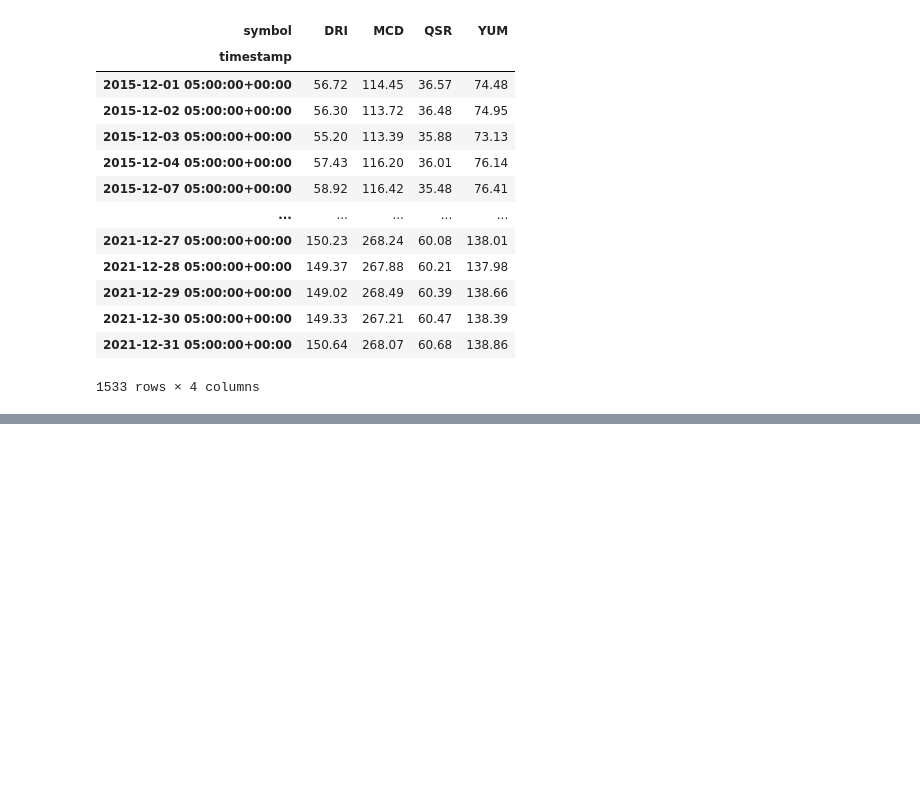
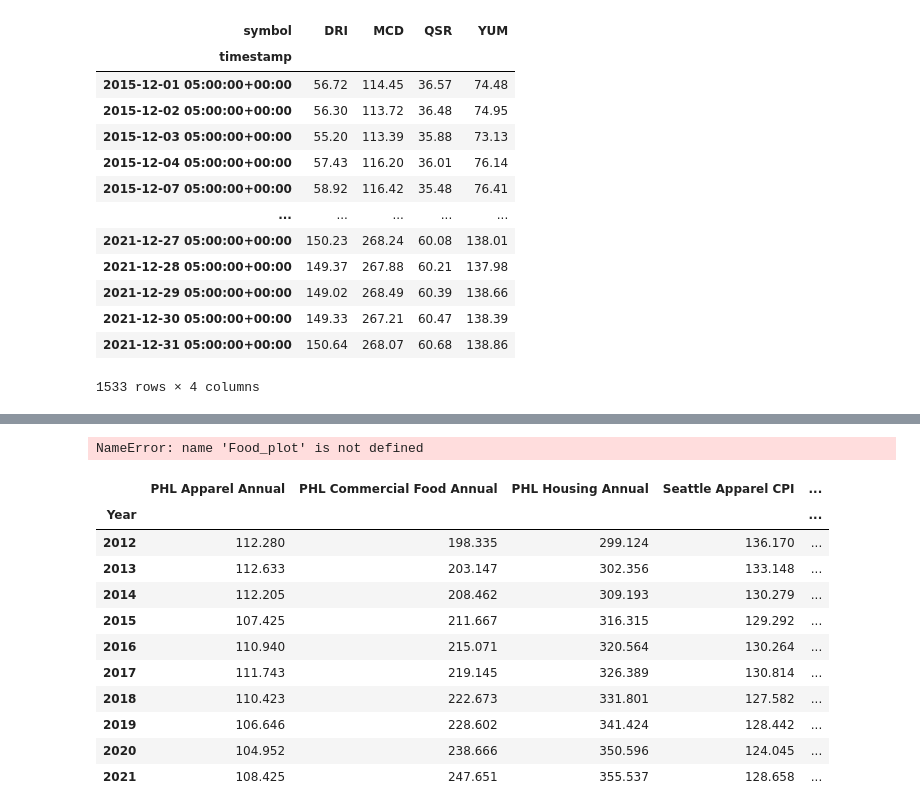
Before and after one commit to Angelboy-commercial/data-zookeepers, a Jupyter notebook: cpi_project.ipynb, the cells around one changed output, grey strips where cells are left out. Cells and saved outputs as stored; diff of their text form; code cells hidden in the pictures; blank space fills up the shorter version.

```diff
--- a/cpi_project.ipynb
+++ b/cpi_project.ipynb
@@ -228,0 +243,33 @@ Food_combined.plot()
+# %%
+combined_plots = Food_plot + Housing_plot + Apparel_plot
+combined_plots
+# %% [output]
+NameError: name 'Food_plot' is not defined
+# %%
+#Qn 2. Which city has the largest rate of inflation for each city?
+#Import Philly and Seattle data
+# set the file paths
+file_path_4 = Path("Philly_combined_CPI.csv")
+file_path_5= Path("seattle_data/seattle_cpi_data.csv")
+
+
+# create a Pandas dataframe from a csv file
+combined_philly_df = pd.read_csv(file_path_4, index_col='Year').dropna()
+combined_seattle_df = pd.read_csv(file_path_5, index_col='Year').dropna()
+
+#concatenate all 3 city CPI dataframes
+combined_cities_cpi= pd.concat([combined_philly_df, combined_seattle_df, combined_df], axis="columns", join="inner")
+combined_cities_cpi
+# %% [output]
+|  | PHL Apparel Annual | PHL Commercial Food Annual | PHL Housing Annual | Seattle Apparel CPI | ... |
+| Year |  |  |  |  | ... |
+| 2012 | 112.280 | 198.335 | 299.124 | 136.170 | ... |
+| 2013 | 112.633 | 203.147 | 302.356 | 133.148 | ... |
+| 2014 | 112.205 | 208.462 | 309.193 | 130.279 | ... |
+| 2015 | 107.425 | 211.667 | 316.315 | 129.292 | ... |
+| 2016 | 110.940 | 215.071 | 320.564 | 130.264 | ... |
+| 2017 | 111.743 | 219.145 | 326.389 | 130.814 | ... |
+| 2018 | 110.423 | 222.673 | 331.801 | 127.582 | ... |
+| 2019 | 106.646 | 228.602 | 341.424 | 128.442 | ... |
+| 2020 | 104.952 | 238.666 | 350.596 | 124.045 | ... |
+| 2021 | 108.425 | 247.651 | 355.537 | 128.658 | ... |
```
Also changed, not shown: parts of 17 cells of this notebook.
